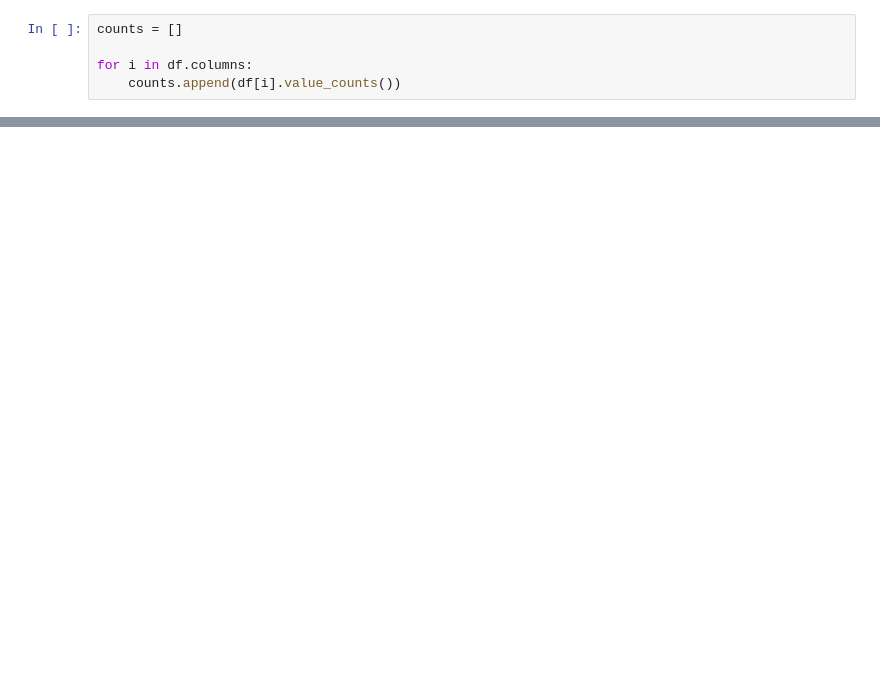
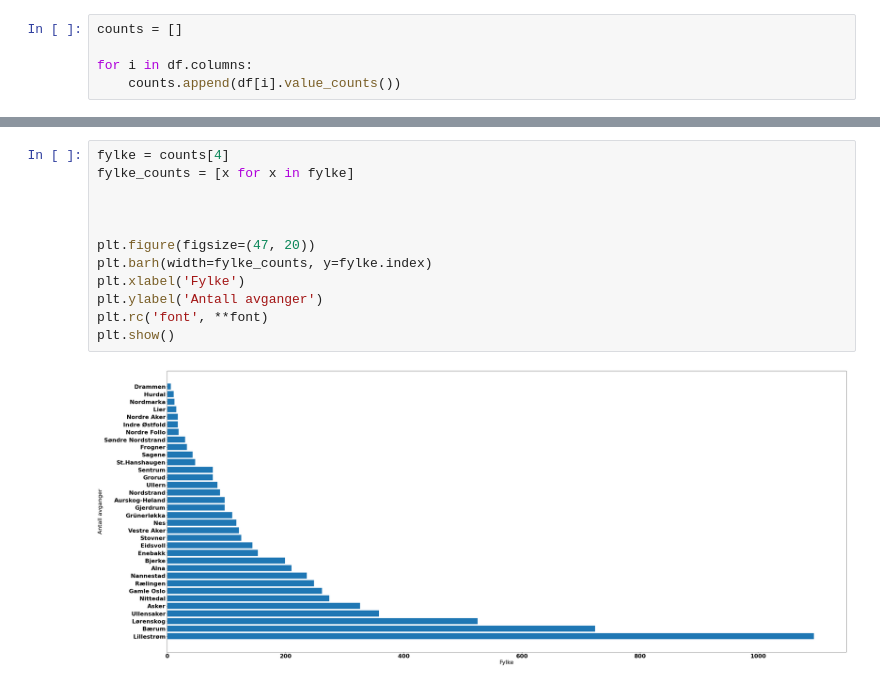
Before and after one commit to ThomasJRye/DAVE3625, a Jupyter notebook: Assignment1/Task1.ipynb, the cells around one changed output, grey strips where cells are left out. Saved outputs shown, nothing was run; the diff lists cells and outputs as text; blank space fills up the shorter version.

```diff
--- a/Assignment1/Task1.ipynb
+++ b/Assignment1/Task1.ipynb
@@ -40,0 +29,14 @@ df.isna().sum
+# %%
+fylke = counts[4]
+fylke_counts = [x for x in fylke]
+
+
+
+plt.figure(figsize=(47, 20))
+plt.barh(width=fylke_counts, y=fylke.index)
+plt.xlabel('Fylke')
+plt.ylabel('Antall avganger')
+plt.rc('font', **font)
+plt.show()
+# %% [output]
+[figure, added]
```
Also changed, not shown: parts of 7 cells of this notebook.
